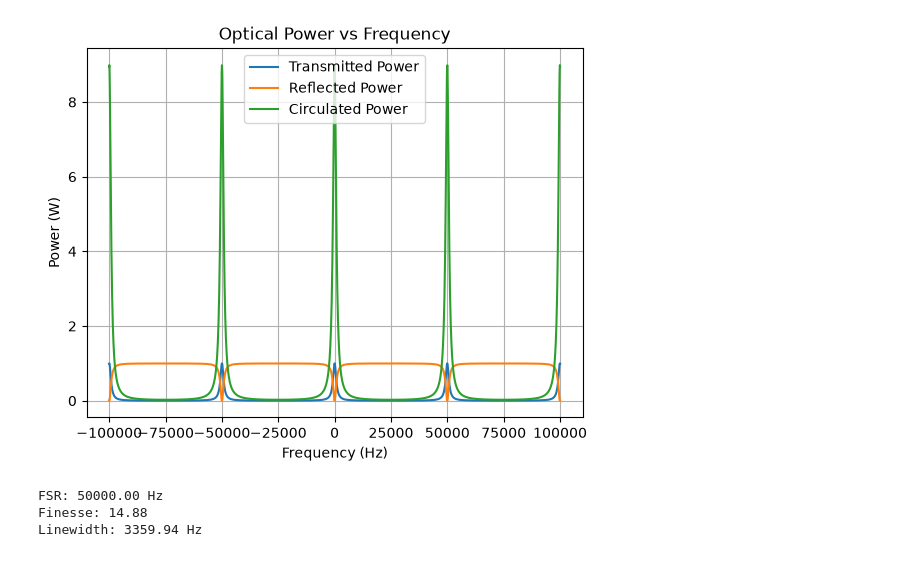
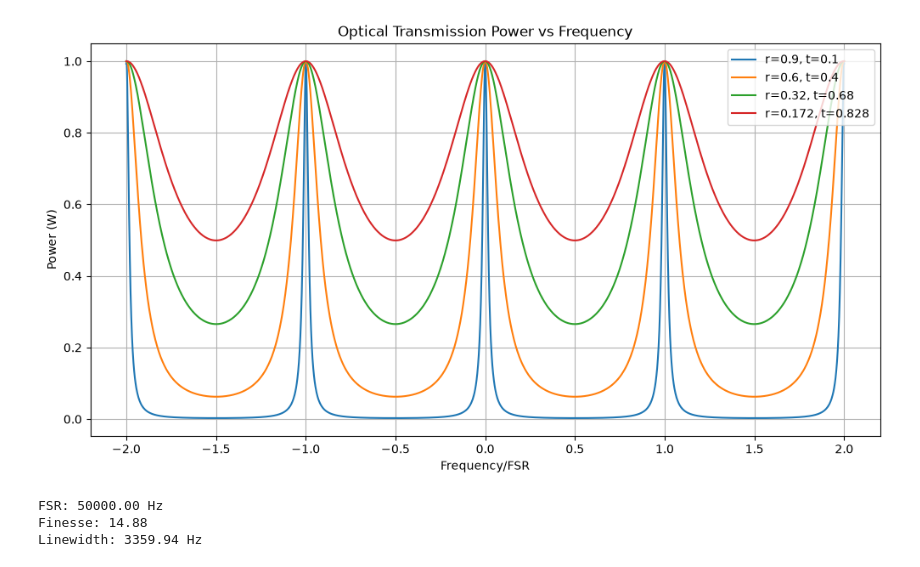
Before and after one commit to rudrix19/Interferometry, a Jupyter notebook: Fabry_Perot_Etalon.ipynb, the cells around one changed output. Cells and saved outputs as stored; diff of their text form; code cells hidden in the pictures.

```diff
--- a/Fabry_Perot_Etalon.ipynb
+++ b/Fabry_Perot_Etalon.ipynb
@@ -90,42 +92,110 @@ $$
 # %%
 import finesse
 from finesse import Model
 from finesse.analysis.actions import Xaxis
 import matplotlib.pyplot as plt
 
-model = Model()
-model.parse("""
+model1 = Model()
+model1.parse("""
 l l0 P=1                # Laser with 1 W power
 s s1 l0.p1 m1.p1 L=1    # Space between laser and mirror
 m m1 R=0.9 T=0.1     # Mirror with r=0.99, t=0.01
 s s2 m1.p2 m2.p1 L=3000 # Space between mirrors
 m m2 R=0.9 T=0.1      # Mirror with r=0.99, t=0.01
 
 pd trans m2.p2.o
 pd refl m1.p1.o
 pd circ m1.p2.i
 """)
 
-out = model.run(
+out1 = model1.run(
     Xaxis(
         parameter='l0.f',
         mode='lin',
         start=-100e3,
         stop=100e3,
         steps=2000)
 )
 
-plt.plot(out.x[0], out['trans'], label='Transmitted Power')
-plt.plot(out.x[0], out['refl'], label='Reflected Power')
-plt.plot(out.x[0], out['circ'], label='Circulated Power')
-plt.xlabel('Frequency (Hz)')
+model2 = Model()
+model2.parse("""
+l l0 P=1                # Laser with 1 W power
+s s1 l0.p1 m1.p1 L=1    # Space between laser and mirror
+m m1 R=0.6 T=0.4     # Mirror with r=0.99, t=0.01
+s s2 m1.p2 m2.p1 L=3000 # Space between mirrors
+m m2 R=0.6 T=0.4      # Mirror with r=0.99, t=0.01
+
+pd trans m2.p2.o
+pd refl m1.p1.o
+pd circ m1.p2.i
+""")
+
+out2 = model2.run(
+    Xaxis(
+        parameter='l0.f',
+        mode='lin',
+        start=-100e3,
+        stop=100e3,
+        steps=2000)
+)
+
+model3 = Model()
+model3.parse("""
+l l0 P=1                # Laser with 1 W power
+s s1 l0.p1 m1.p1 L=1    # Space between laser and mirror
+m m1 R=0.32 T=0.68     # Mirror with r=0.99, t=0.01
+s s2 m1.p2 m2.p1 L=3000 # Space between mirrors
+m m2 R=0.32 T=0.68      # Mirror with r=0.99, t=0.01
+
+pd trans m2.p2.o
+pd refl m1.p1.o
+pd circ m1.p2.i
+""")
+
+out3 = model3.run(
+    Xaxis(
+        parameter='l0.f',
+        mode='lin',
+        start=-100e3,
+        stop=100e3,
+        steps=2000)
+)
+
+model4 = Model()
+model4.parse("""
+l l0 P=1                # Laser with 1 W power
+s s1 l0.p1 m1.p1 L=1    # Space between laser and mirror
+m m1 R=0.172 T=0.828     # Mirror with r=0.99, t=0.01
+s s2 m1.p2 m2.p1 L=3000 # Space between mirrors
+m m2 R=0.172 T=0.828      # Mirror with r=0.99, t=0.01
+
+pd trans m2.p2.o
+pd refl m1.p1.o
+pd circ m1.p2.i
+""")
+
+out4 = model4.run(
+    Xaxis(
+        parameter='l0.f',
+        mode='lin',
+        start=-100e3,
+        stop=100e3,
+        steps=2000)
+)
+
+plt.figure(figsize=(12, 6))
+plt.plot(out1.x[0]/FSR, out1['trans'], label='r=0.9, t=0.1')
+plt.plot(out2.x[0]/FSR, out2['trans'], label='r=0.6, t=0.4')
+plt.plot(out3.x[0]/FSR, out3['trans'], label='r=0.32, t=0.68')
+plt.plot(out4.x[0]/FSR, out4['trans'], label='r=0.172, t=0.828')
+plt.xlabel('Frequency/FSR')
 plt.ylabel('Power (W)')
-plt.title('Optical Power vs Frequency')
+plt.title('Optical Transmission Power vs Frequency')
 plt.legend()
 plt.grid()
 plt.show()
 # %% [output]
-[figure, old version]
+[figure, new version]
 # %%
 import numpy as np
 c = 3e8                                                 # speed of light ( m / s )
```
Also changed, not shown: parts of 7 cells of this notebook, 1 other file.
